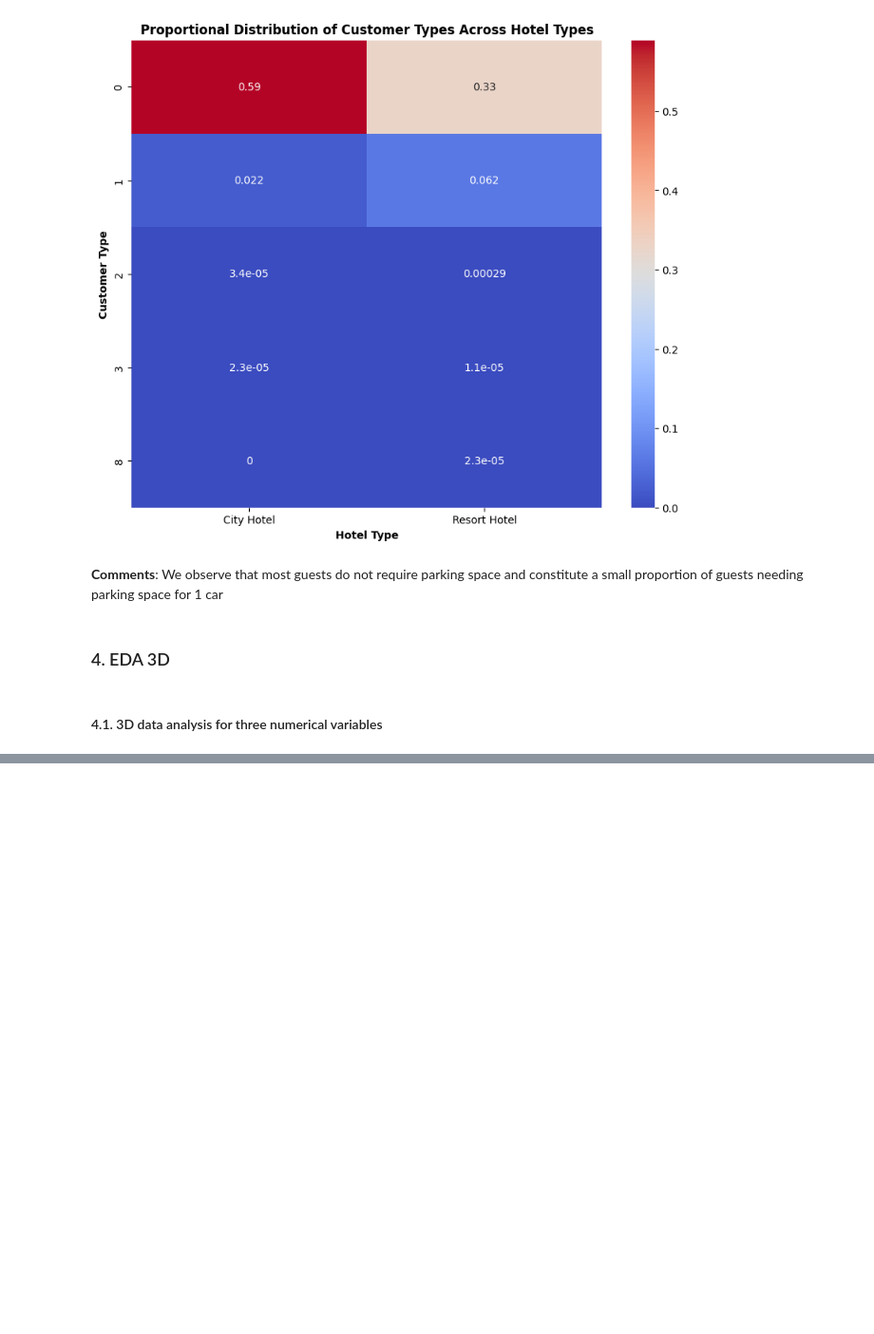
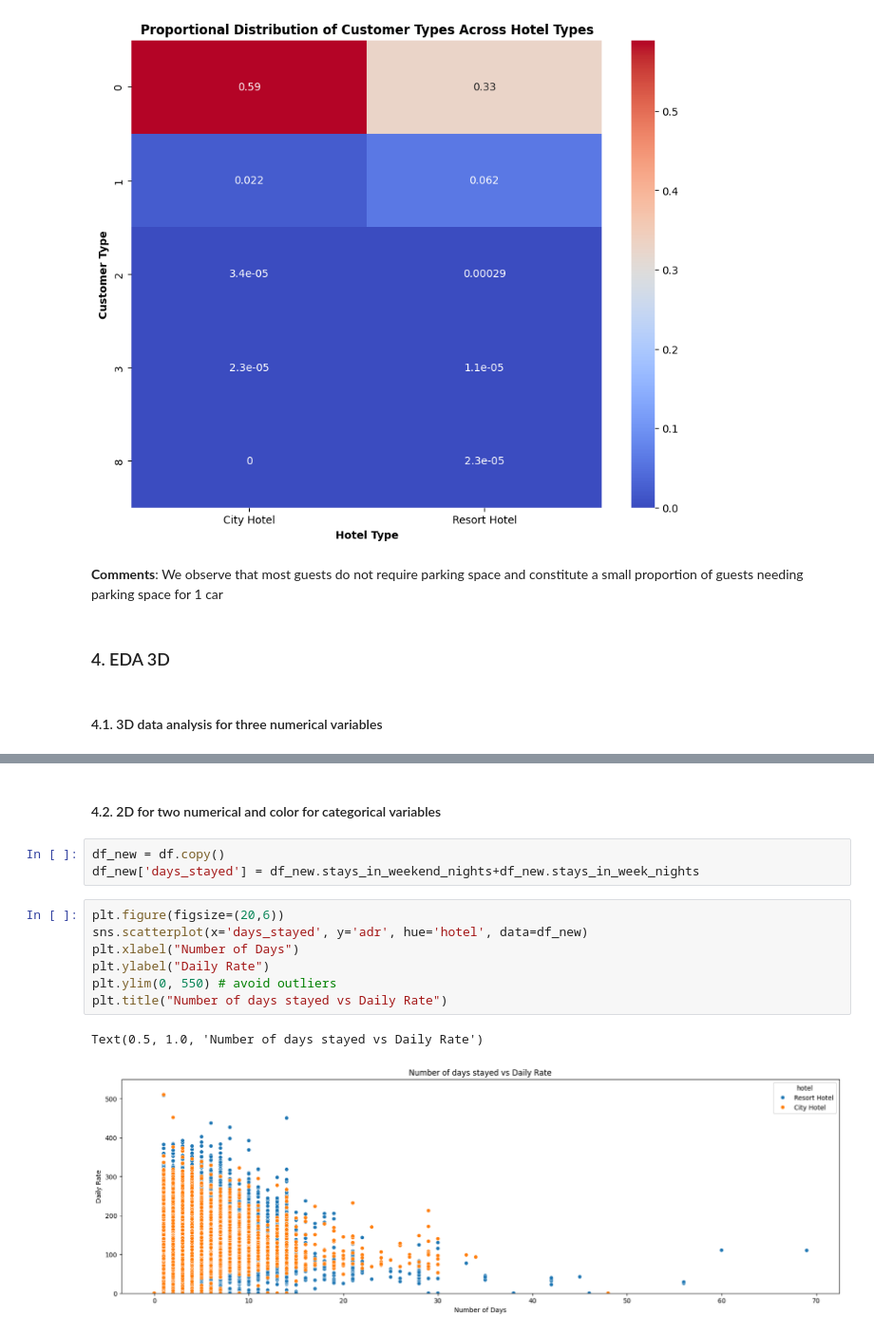
Before and after one commit to knightstark7/Labs-And-Project-Data-Visualization, a Jupyter notebook: Project/project.ipynb, the cells around one changed output, grey strips where cells are left out. Shown at 95% size. Drawn from its saved outputs; the diff is of its cells as text; blank space fills up the shorter version.

```diff
--- a/Project/project.ipynb
+++ b/Project/project.ipynb
@@ -587,0 +625,15 @@ def create_3d_scatter_plot(feature1, feature2, feature3, data):
+# %% [markdown]
+#### 4.2. 2D for two numerical and color for categorical variables
+# %%
+df_new = df.copy()
+df_new['days_stayed'] = df_new.stays_in_weekend_nights+df_new.stays_in_week_nights
+# %%
+plt.figure(figsize=(20,6))
+sns.scatterplot(x='days_stayed', y='adr', hue='hotel', data=df_new)
+plt.xlabel("Number of Days")
+plt.ylabel("Daily Rate")
+plt.ylim(0, 550) # avoid outliers
+plt.title("Number of days stayed vs Daily Rate")
+# %% [output]
+Text(0.5, 1.0, 'Number of days stayed vs Daily Rate')
+[figure, added]
```
Also changed, not shown: parts of 15 cells of this notebook.
